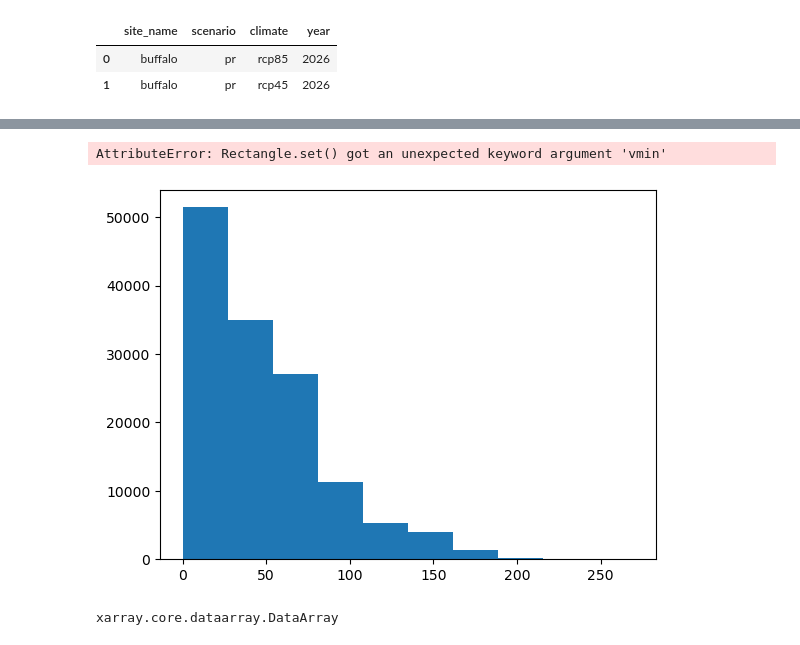
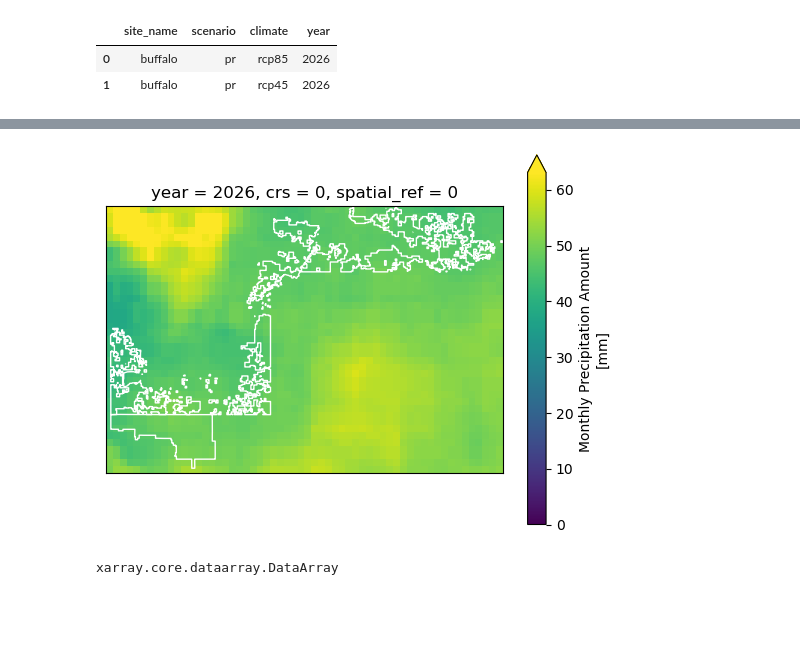
Before and after one commit to byandell-envsys/habitatSuitability, a Jupyter notebook: 2_1_download_model_vars.ipynb, the cells around one changed output, grey strips where cells are left out. Cells and saved outputs as stored; diff of their text form; code cells hidden in the pictures; blank space fills up the shorter version.

Commit message:
working maca

```diff
--- a/2_1_download_model_vars.ipynb
+++ b/2_1_download_model_vars.ipynb
@@ -177,5 +173,5 @@ xarray.core.dataarray.DataArray
 # %%
-maca_da = maca_da_list[0]['da']
+
 bounds = buffalo_gdf.to_crs(maca_da.rio.crs).total_bounds
 bounds = bounds + [-0.1, -0.1, 0.1, 0.1] # add buffer
 maca_da = maca_da.rio.clip_box(*bounds)
@@ -205,0 +180,4 @@ Attributes:
+# %%
+# Find the average precipitation for each pixel across all months for each individual year?
+maca_yearly_da= maca_da.groupby('time.year').mean()
+maca_yearly_da['year' == 2027]
@@ -205,0 +224,3 @@ Attributes:
+# %%
+maca_2027 = maca_yearly_da['year' == 2027]
+type(maca_2027)
@@ -206,2 +231,2 @@ Attributes:
 # %%
-maca_da.rio.write_crs("EPSG:4326").crs
+maca_2027 = maca_2027.rio.write_crs("EPSG:4326")
@@ -236,8 +233,7 @@ maca_da.plot()
 # %%
-redline_over_index(buffalo_gdf, maca_da, edgecolor="white")
+redline_over_index(buffalo_gdf, maca_2027, edgecolor="white")
 # %% [output]
-AttributeError: Rectangle.set() got an unexpected keyword argument 'vmin'
-[figure, old version]
+[figure, new version]
 # %%
 type(xr.DataArray(maca_df[['da']].iloc[0].values))
 # %% [output]
```
Also changed, not shown: parts of 19 cells of this notebook, 1 other file.
